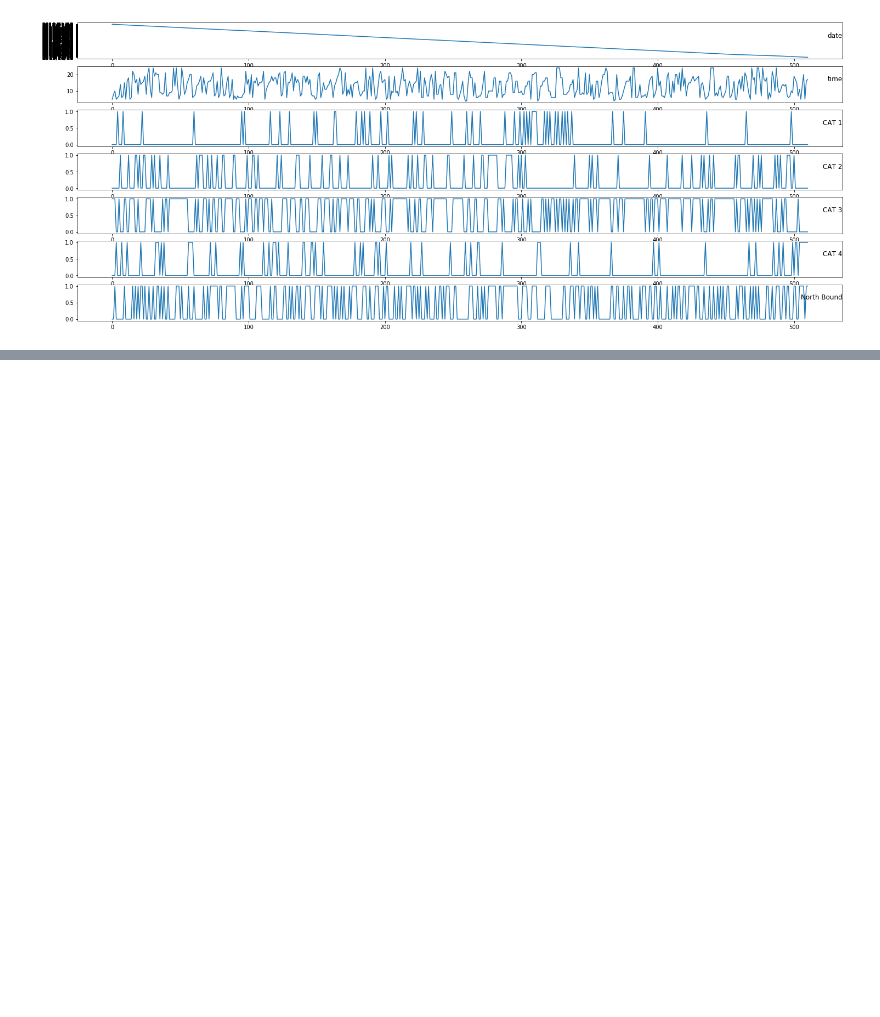
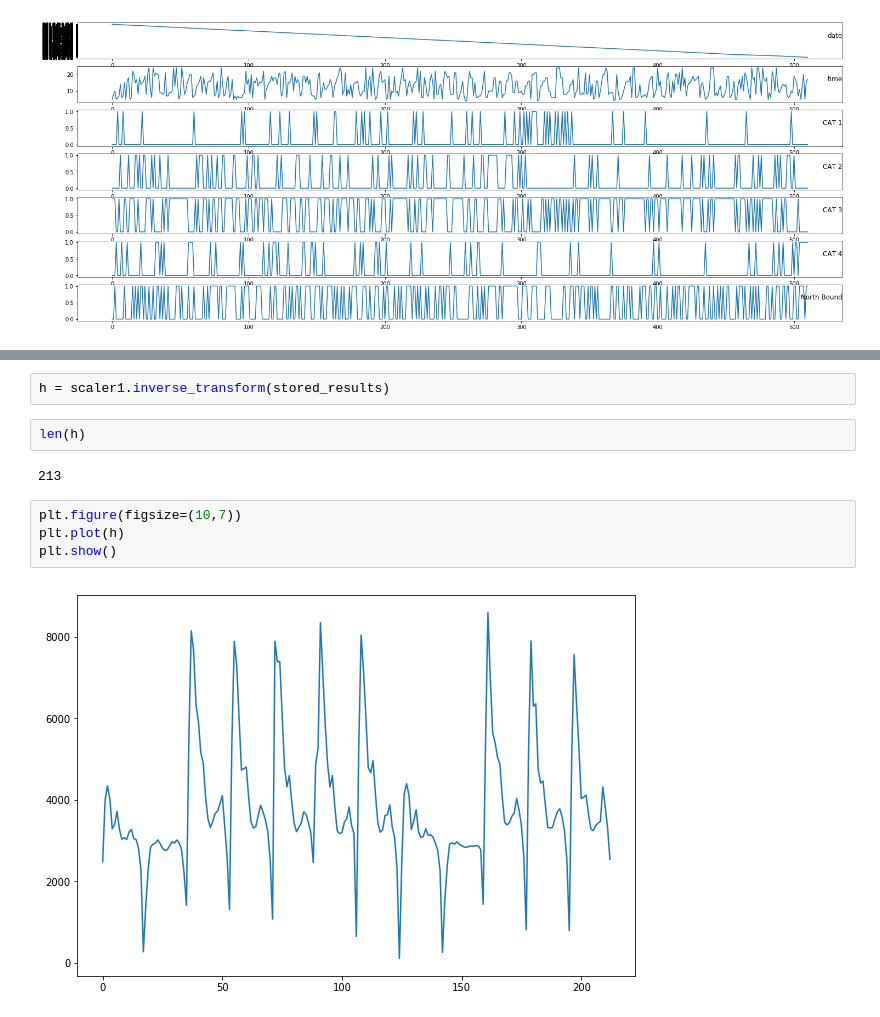
Before and after one commit to ryanliwag/ryanliwag.github.io, a Jupyter notebook: notebooks/MLP_model.ipynb, the cells around one changed output, grey strips where cells are left out. Drawn from its saved outputs; the diff is of its cells as text; blank space fills up the shorter version.

```diff
--- a/notebooks/MLP_model.ipynb
+++ b/notebooks/MLP_model.ipynb
@@ -232,0 +216,12 @@ Test Mse: 0.004
+# %%
+h = scaler1.inverse_transform(stored_results)
+# %%
+len(h)
+# %% [output]
+213
+# %%
+plt.figure(figsize=(10,7))
+plt.plot(h)
+plt.show()
+# %% [output]
+[figure, added]
```
Also changed, not shown: parts of 18 cells of this notebook.
